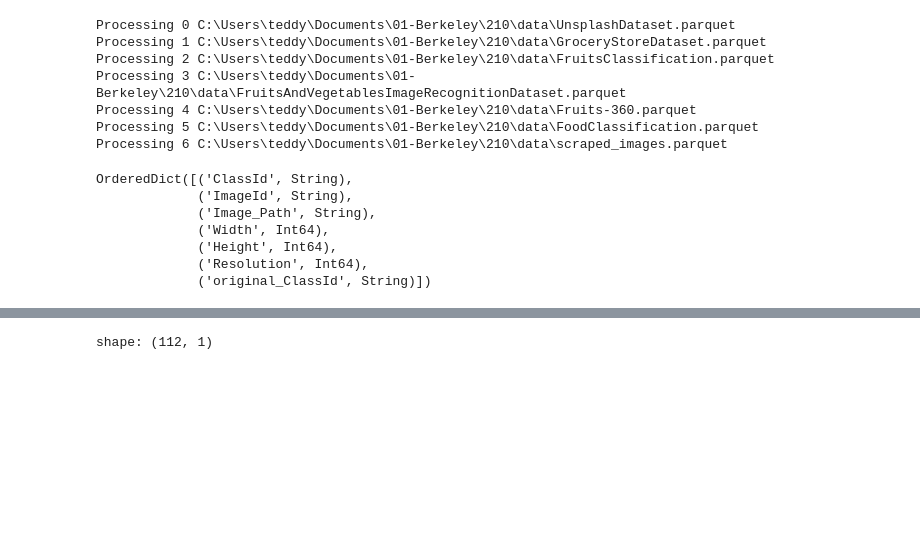
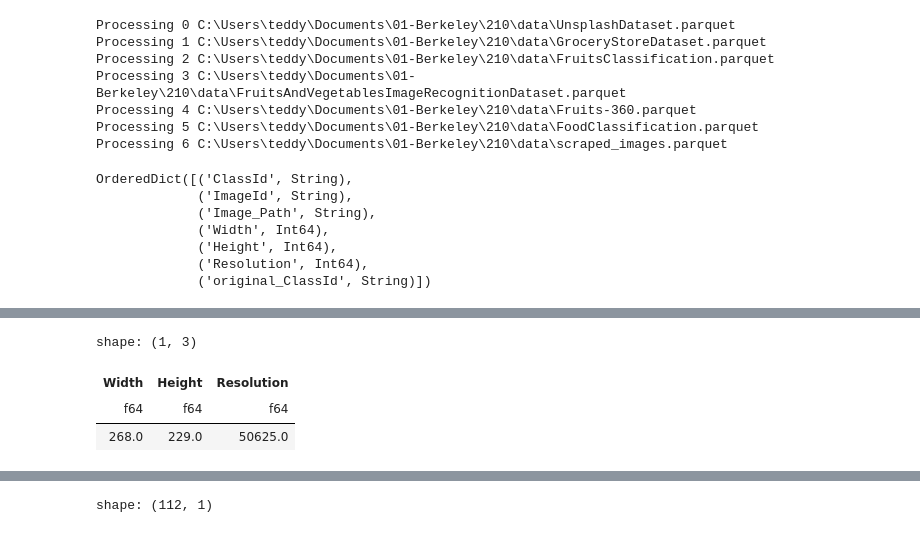
Before and after one commit to teddy661/gotmeals, a Jupyter notebook: EDA/combined_classes_eda.ipynb, the cells around one changed output, grey strips where cells are left out. Saved outputs shown, nothing was run; the diff lists cells and outputs as text; code cells hidden in the pictures; blank space fills up the shorter version.

```diff
--- a/EDA/combined_classes_eda.ipynb
+++ b/EDA/combined_classes_eda.ipynb
@@ -64,3 +78,10 @@ OrderedDict([('ClassId', String),
+# %%
+final_df.select(pl.median("Width", "Height", "Resolution"))
+# %% [output]
+shape: (1, 3)
+| Width | Height | Resolution |
+| f64 | f64 | f64 |
+| 268.0 | 229.0 | 50625.0 |
 # %%
 final_counts = (
     final_df.group_by("ClassId")
```
Also changed, not shown: parts of 4 cells of this notebook.
